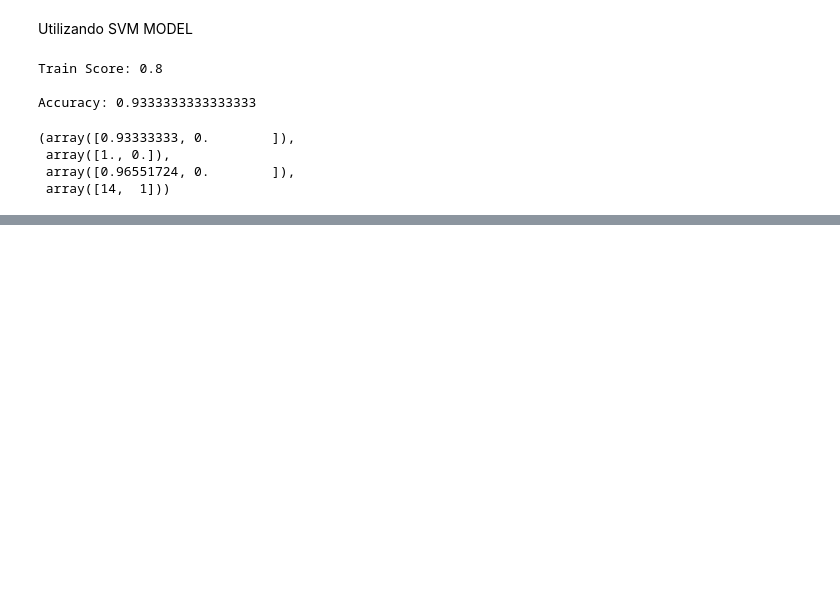
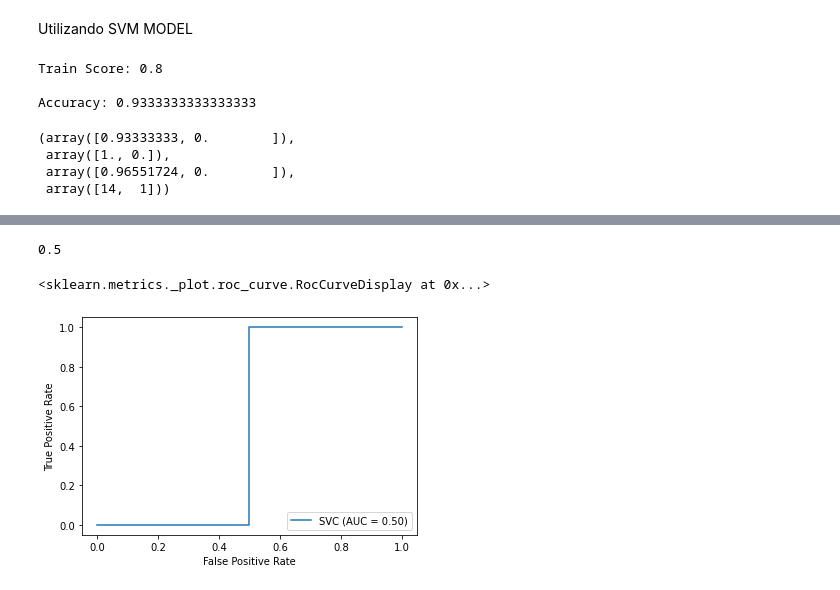
Before and after one commit to andresvillamayor/BigData-Pro, a Jupyter notebook: BigData_Pro.ipynb, the cells around one changed output, grey strips where cells are left out. Cells and saved outputs as stored; diff of their text form; code cells hidden in the pictures; blank space fills up the shorter version.

```diff
--- a/BigData_Pro.ipynb
+++ b/BigData_Pro.ipynb
@@ -273,7 +273,7 @@ xNormTest = pd.DataFrame(min_max_scaler_test.fit_transform(X_test.values))
 
 
 #Ceracion de Clasificacion SVM
-clf = svm.SVC(kernel='rbf', max_iter=2000, probability=1) # kernel={linear, rbf, poly, sigmoid}
+clf = svm.SVC(kernel='rbf', max_iter=1000, probability=1) # kernel={linear, rbf, poly, sigmoid}
 #Train the model using the training sets
 clf.fit(xNormTrain, y_train)
 
@@ -293,0 +304,7 @@ Accuracy: 0.9333333333333333
+# %%
+# Obtener scores de clasificación en las clases 0 o 1
+y_scores = clf.predict_proba(xNormTest)
+
+# Crear dataframe de predicciones con scores, filtrar segun criterio de aprobacion (80%)
+dp = pd.DataFrame(zip(y_test,y_pred,y_scores[:,0],y_scores[:,1]), columns=['actual','pred','prob_yes','prob_no'])
+dp
@@ -293,0 +328,11 @@ Accuracy: 0.9333333333333333
+# %%
+# ROC Curve
+import numpy as np
+from sklearn.metrics import roc_auc_score
+
+print(roc_auc_score(y_test, y_scores[:,1]))
+metrics.plot_roc_curve(clf, xNormTest, y_test)
+# %% [output]
+0.5
+<sklearn.metrics._plot.roc_curve.RocCurveDisplay at 0x...>
+[figure, added]
```
Also changed, not shown: parts of 2 cells of this notebook.
